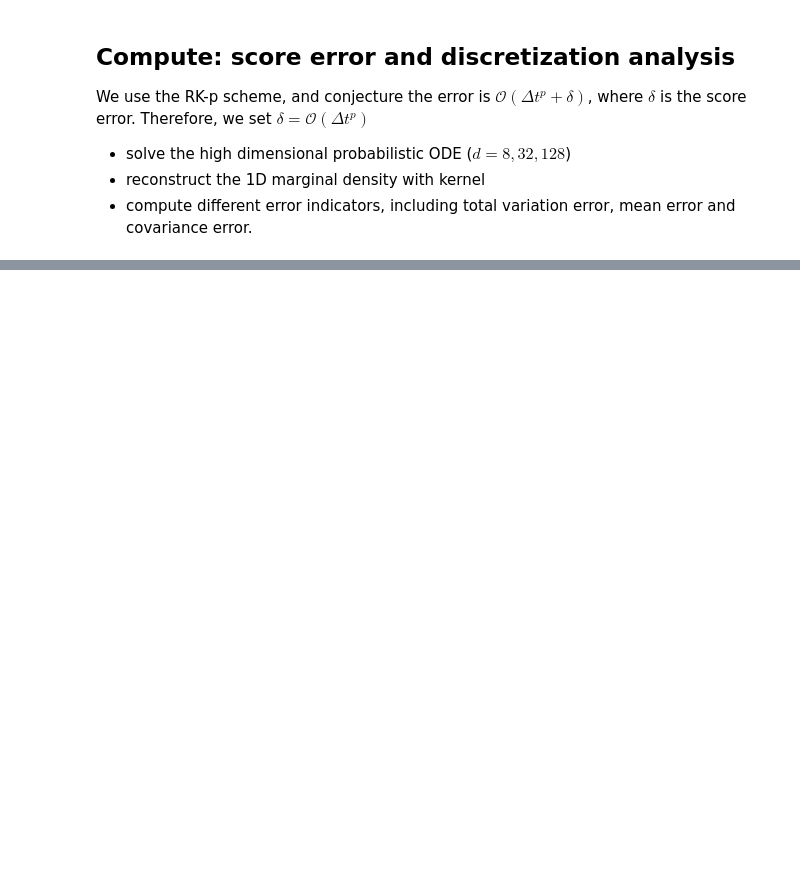
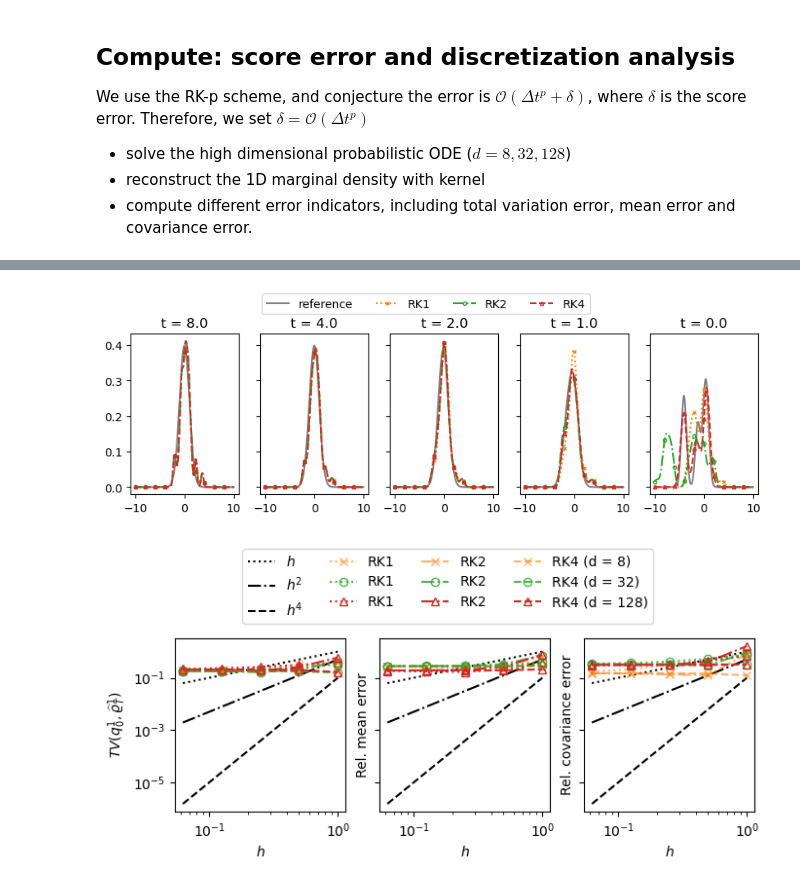
Before and after one commit to PKU-CMEGroup/InverseProblems.jl, a Jupyter notebook: Diffusion/Gaussian-mixture-density-RK.ipynb, the cells around one changed output, grey strips where cells are left out. Cells and saved outputs as stored; diff of their text form; code cells hidden in the pictures; blank space fills up the shorter version.

```diff
--- a/Diffusion/Gaussian-mixture-density-RK.ipynb
+++ b/Diffusion/Gaussian-mixture-density-RK.ipynb
@@ -1187,31 +1179,34 @@ fig, ax = PyPlot.subplots(nrows = 1, ncols=3, sharex=true, sharey=true, figsize=
 for i = 1:3
     ax[i].loglog(hs, hs.^1, linestyle="dotted", color = "black", fillstyle="none", label=L"h")
     ax[i].loglog(hs, 0.5*hs.^2, linestyle="dashdot", color = "black", fillstyle="none", label=L"h^2")
     ax[i].loglog(hs, 0.1*hs.^4, linestyle="--", color = "black", fillstyle="none", label=L"h^4")
 end
 
 
 
 linestyles = ["dotted"; "dashdot"; "--"]
 alphas =[0.6; 0.8; 1.0]
 for imethod = 1:Nmethod
     for idim = 1:Ndim
         label = ( imethod == Nmethod ? methods[imethod]*" (d = "* string(dims[idim]) * ")" : methods[imethod])
         ax[1].loglog(hs, TVes[idim, imethod, :],    linestyle=linestyles[imethod], marker=markers[idim], color = "C"*string(idim), alpha =alphas[idim], fillstyle="none", label = label)
         ax[2].loglog(hs, rmeanes[idim, imethod, :], linestyle=linestyles[imethod], marker=markers[idim], color = "C"*string(idim), alpha =alphas[idim], fillstyle="none", label = label)
         ax[3].loglog(hs, rcoves[idim, imethod, :],  linestyle=linestyles[imethod], marker=markers[idim], color = "C"*string(idim), alpha =alphas[idim], fillstyle="none", label = label)
     end
 end
 
 for i = 1:3
     ax[i].set_xlabel(L"h");
     ax[i].set_xticks([0.1 ; 1.0])
 end
 
 handles, labels = ax[1,1].get_legend_handles_labels()
 fig.legend(handles,labels,loc = "upper center",bbox_to_anchor=(0.5,1.0),ncols=4)
 ax[1].set_ylabel(L"TV(q^1_{0},\widehat{\varrho}^1_{T})")
 ax[2].set_ylabel("Rel. mean error")
 ax[3].set_ylabel("Rel. covariance error")
-fig.subplots_adjust(bottom=0.15,top=0.70,left=0.1,right=0.95,hspace=0.2)
+fig.subplots_adjust(bottom=0.16,top=0.70,left=0.1,right=0.95,hspace=0.2)
 fig.savefig("high-D-ode-error(total-error).pdf")
+# %% [output]
+[figure, added]
+[figure, added]
```
Also changed, not shown: parts of 12 cells of this notebook.
